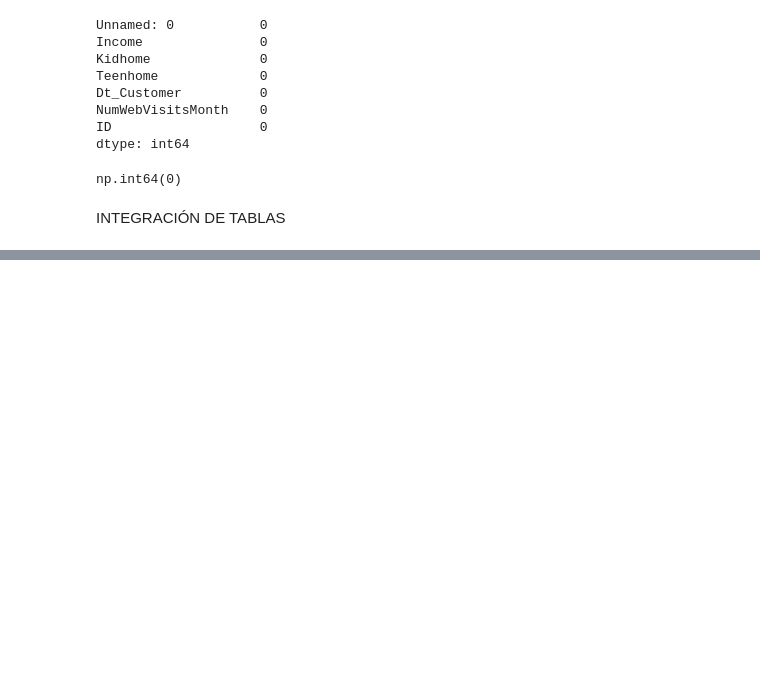
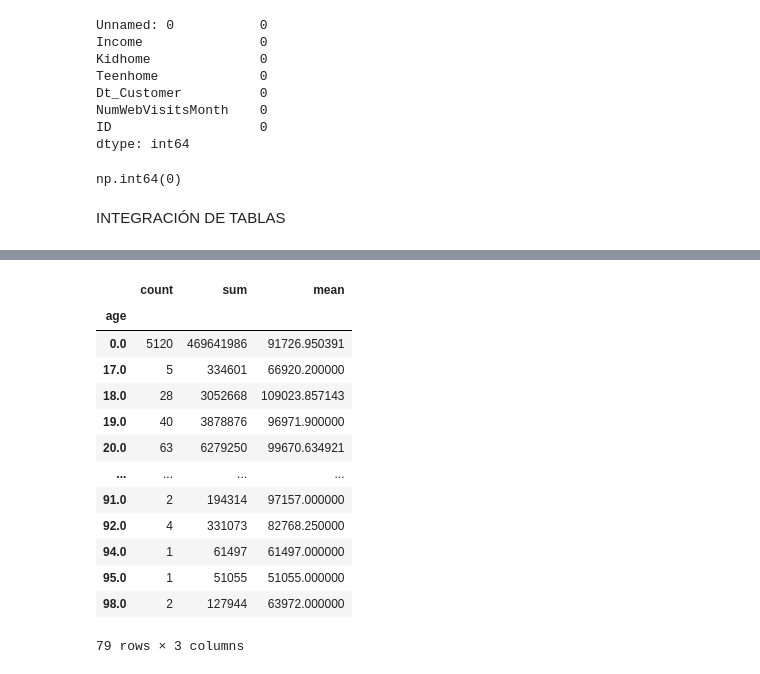
Before and after one commit to albertgotanegra/EDA-con-Python, a Jupyter notebook: EDA_entregafinal.ipynb, the cells around one changed output, grey strips where cells are left out. Cells and saved outputs as stored; diff of their text form; code cells hidden in the pictures; blank space fills up the shorter version.

```diff
--- a/EDA_entregafinal.ipynb
+++ b/EDA_entregafinal.ipynb
@@ -216,0 +319,17 @@ df_definitivo = pd.merge(df_totalcostumer, df_csv1, on='id', how='left')
+# %%
+df_definitivo.groupby('age')['income'].agg(['count', 'sum', 'mean'])
+# %% [output]
+|  | count | sum | mean |
+| age |  |  |  |
+| 0.0 | 5120 | 469641986 | 91726.950391 |
+| 17.0 | 5 | 334601 | 66920.200000 |
+| 18.0 | 28 | 3052668 | 109023.857143 |
+| 19.0 | 40 | 3878876 | 96971.900000 |
+| 20.0 | 63 | 6279250 | 99670.634921 |
+| ... | ... | ... | ... |
+| 91.0 | 2 | 194314 | 97157.000000 |
+| 92.0 | 4 | 331073 | 82768.250000 |
+| 94.0 | 1 | 61497 | 61497.000000 |
+| 95.0 | 1 | 51055 | 51055.000000 |
+| 98.0 | 2 | 127944 | 63972.000000 |
+79 rows × 3 columns
```
Also changed, not shown: parts of 11 cells of this notebook, 1 other file.
